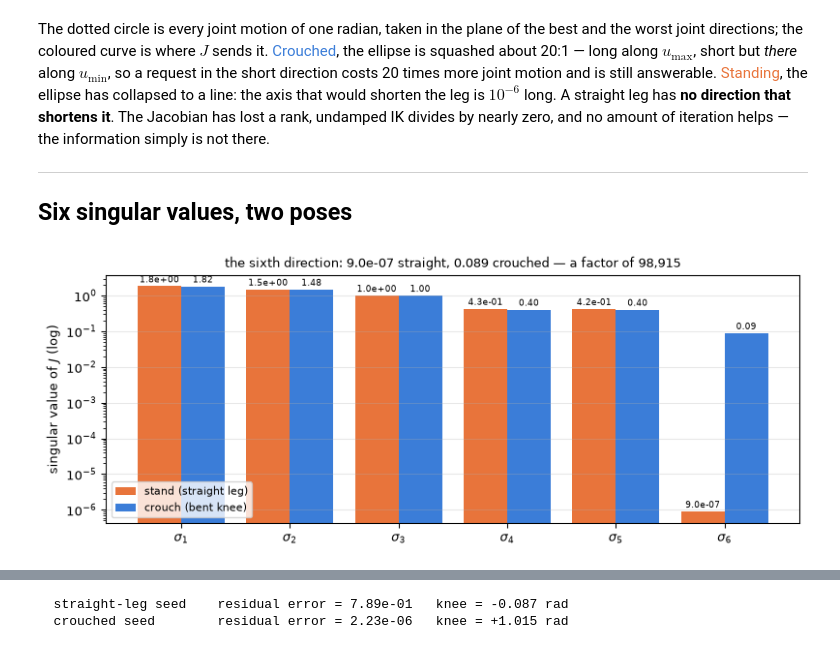
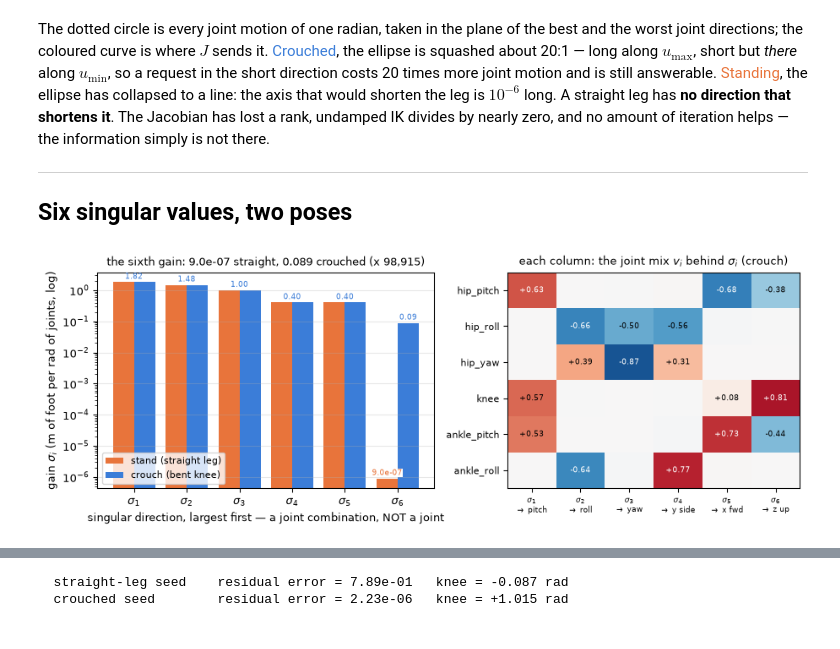
Before and after one commit to gnoejh/soc4180, a Jupyter notebook: weeks/03-inverse-kinematics/lab.ipynb, the cells around one changed output, grey strips where cells are left out. Saved outputs shown, nothing was run; the diff lists cells and outputs as text; code cells hidden in the pictures.

```diff
--- a/weeks/03-inverse-kinematics/lab.ipynb
+++ b/weeks/03-inverse-kinematics/lab.ipynb
@@ -688,19 +688,40 @@ iteration helps — the information simply is not there.
 
 ## Six singular values, two poses
 # %%
-fig, ax = plt.subplots(figsize=(8.4, 3.4))
+U, sig_c, Vt = np.linalg.svd(J_crouch)                  # crouch: U foot directions, Vt joint directions
+foot = ["x fwd", "y side", "z up", "roll", "pitch", "yaw"]
+joints = [mujoco.mj_id2name(model, mujoco.mjtObj.mjOBJ_JOINT, model.dof_jntid[d])
+          .replace("left_", "").replace("_joint", "") for d in kin.leg_dof_indices(model, "left")]
+fig, (ax0, ax1) = plt.subplots(1, 2, figsize=(9.6, 3.6), gridspec_kw={"width_ratios": [1.15, 1]})
+
 x = np.arange(6)
-ax.bar(x - 0.2, sv, 0.4, color="#e8743b", label="stand (straight leg)")
-ax.bar(x + 0.2, sv_crouch, 0.4, color="#3b7dd8", label="crouch (bent knee)")
-ax.set_yscale("log"); ax.set_xticks(x, [f"$\\sigma_{i + 1}$" for i in x])
-ax.set_ylabel("singular value of $J$ (log)"); ax.legend(fontsize=8, loc="lower left")
-for xi, (a, b) in enumerate(zip(sv, sv_crouch)):
-    ax.annotate(f"{a:.1e}", (xi - 0.2, a), xytext=(0, 3), textcoords="offset points",
-                ha="center", fontsize=7)
-    ax.annotate(f"{b:.2f}", (xi + 0.2, b), xytext=(0, 3), textcoords="offset points",
-                ha="center", fontsize=7)
-ax.set_title(f"the sixth direction: {sv[-1]:.1e} straight, {sv_crouch[-1]:.3f} crouched "
-             f"— a factor of {sv_crouch[-1] / sv[-1]:,.0f}", fontsize=10)
-ax.grid(axis="y", alpha=0.3); fig.tight_layout(); plt.show()
+ax0.bar(x - 0.2, sv, 0.4, color="#e8743b", label="stand (straight leg)")
+ax0.bar(x + 0.2, sv_crouch, 0.4, color="#3b7dd8", label="crouch (bent knee)")
+ax0.set_yscale("log"); ax0.set_xticks(x, [f"$\\sigma_{i + 1}$" for i in x])
+ax0.set_xlabel("singular direction, largest first — a joint combination, NOT a joint")
+ax0.set_ylabel("gain $\\sigma_i$ (m of foot per rad of joints, log)")
+ax0.legend(fontsize=8, loc="lower left")
+for xi, (a_, b_) in enumerate(zip(sv, sv_crouch)):   # the first five pairs agree; label them once
+    ax0.annotate(f"{b_:.2f}", (xi + (0.2 if xi == 5 else 0), b_), xytext=(0, 3),
+                 textcoords="offset points", ha="center", fontsize=7, color="#3b7dd8")
+ax0.annotate(f"{sv[-1]:.1e}", (5 - 0.2, sv[-1]), xytext=(0, 3), textcoords="offset points", ha="center",
+             fontsize=7, color="#e8743b", bbox=dict(fc="w", ec="none", pad=0.3), zorder=5)
+ax0.set_title(f"the sixth gain: {sv[-1]:.1e} straight, {sv_crouch[-1]:.3f} crouched "
+              f"(x {sv_crouch[-1] / sv[-1]:,.0f})", fontsize=10)
+ax0.grid(axis="y", alpha=0.3)
+
+# what each singular direction is made of: its joint combination v_i (a column),
+# and the single foot direction u_i it moves (written under the column)
+ax1.imshow(Vt.T, cmap="RdBu_r", vmin=-1, vmax=1, aspect="auto")
+ax1.set_yticks(range(6), joints, fontsize=8)
+ax1.set_xticks(range(6), [f"$\\sigma_{i + 1}$\n" + r"$\rightarrow$ " + foot[int(np.argmax(np.abs(U[:, i])))]
+                          for i in range(6)], fontsize=7)
+for i in range(6):                                       # direction i, joint j
+    for j in range(6):
+        v = Vt[i, j]
+        if abs(v) > 0.05:
+            ax1.text(i, j, f"{v:+.2f}", ha="center", va="center", fontsize=7, color="w" if abs(v) > 0.6 else "k")
+ax1.set_title("each column: the joint mix $v_i$ behind $\\sigma_i$ (crouch)", fontsize=10)
+fig.tight_layout(); plt.show()
 # %% [output]
-[figure, old version]
+[figure, new version]
```
Also changed, not shown: parts of 2 cells of this notebook, 1 other file.
